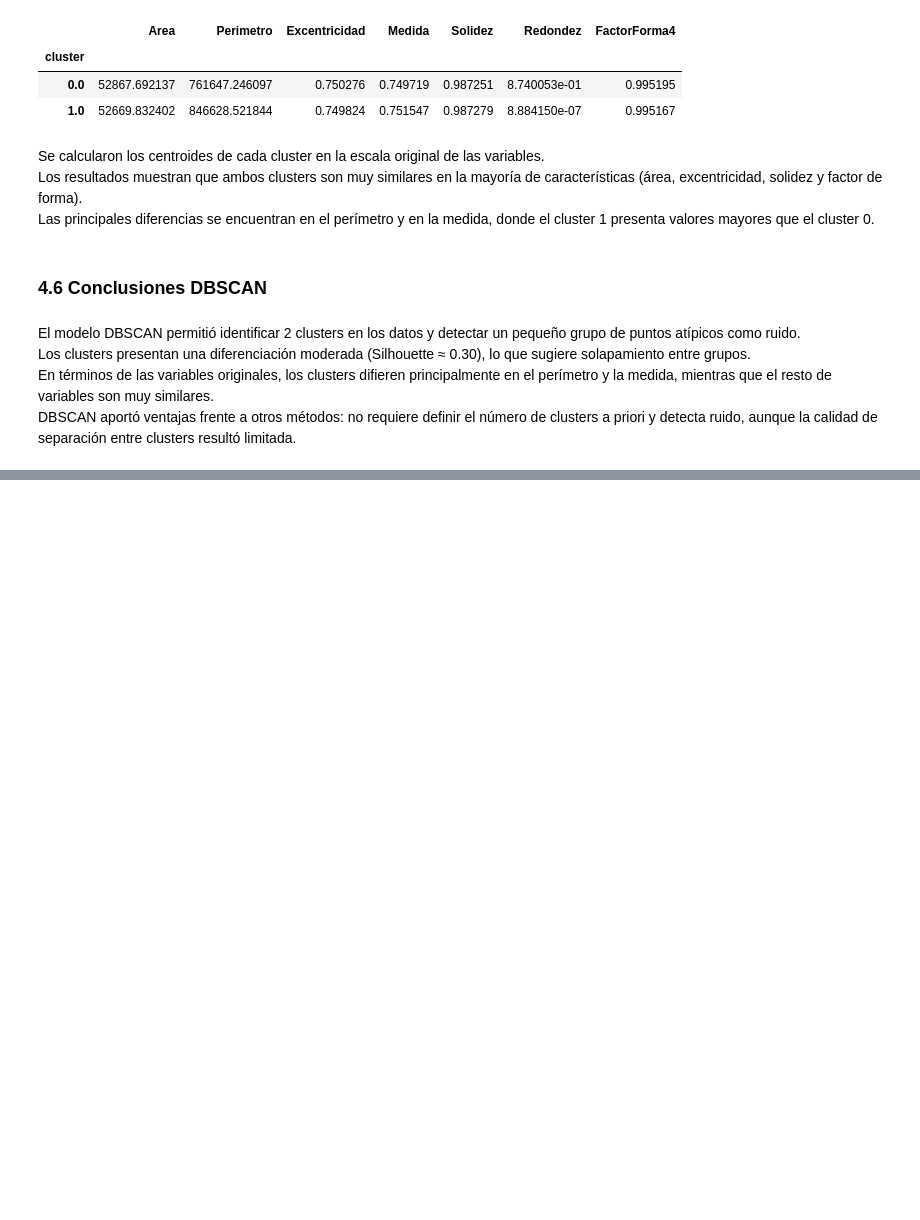
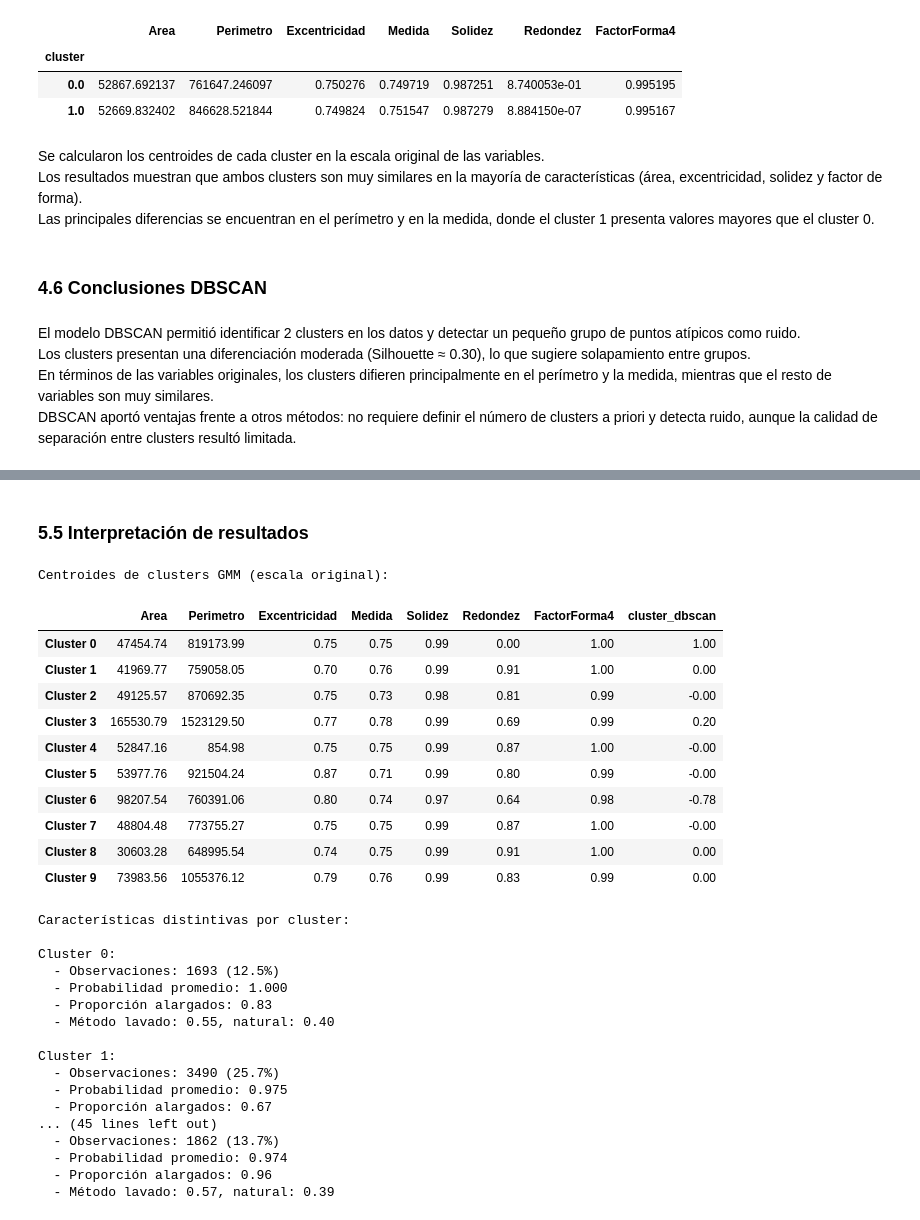
Before and after one commit to aneira3/Laboratorio2_BI, a Jupyter notebook: lab2.ipynb, the cells around one changed output, grey strips where cells are left out. Drawn from its saved outputs; the diff is of its cells as text; code cells hidden in the pictures; blank space fills up the shorter version.

```diff
--- a/lab2.ipynb
+++ b/lab2.ipynb
@@ -668,0 +830,73 @@ DBSCAN aportó ventajas frente a otros métodos: no requiere definir el número
+# %% [markdown]
+### 5.5 Interpretación de resultados
+# %%
+
+centroides_gmm = []
+for i in range(n_componentes_optimo):
+    mask_cluster = etiquetas_gmm == i
+    datos_cluster = datos_escalados[mask_cluster]
+
+    centroide_escalado = np.mean(datos_cluster, axis=0)
+
+    centroide_original = escalador.inverse_transform(centroide_escalado.reshape(1, -1))[0]
+    centroides_gmm.append(centroide_original)
+
+centroides_df_gmm = pd.DataFrame(
+    centroides_gmm,
+    columns=variables_numericas,
+    index=[f'Cluster {i}' for i in range(n_componentes_optimo)]
+)
+
+print("Centroides de clusters GMM (escala original):")
+display(centroides_df_gmm.round(2))
+
+
+print("\nCaracterísticas distintivas por cluster:")
+for i in range(n_componentes_optimo):
+    mask = etiquetas_gmm == i
+    n_observaciones = mask.sum()
+    prob_promedio = df.loc[mask, 'probabilidad_maxima'].mean()
+
+    print(f"\nCluster {i}:")
+    print(f"  - Observaciones: {n_observaciones} ({n_observaciones/len(df)*100:.1f}%)")
+    print(f"  - Probabilidad promedio: {prob_promedio:.3f}")
+
+    # Variables categóricas
+    if 'RelacionAspecto_alargado' in df.columns:
+        aspecto_alargado = df.loc[mask, 'RelacionAspecto_alargado'].mean()
+        print(f"  - Proporción alargados: {aspecto_alargado:.2f}")
+
+    if 'MétodoSecado_lavado' in df.columns:
+        metodo_lavado = df.loc[mask, 'MétodoSecado_lavado'].mean()
+        metodo_natural = df.loc[mask, 'MétodoSecado_natural'].mean()
+        print(f"  - Método lavado: {metodo_lavado:.2f}, natural: {metodo_natural:.2f}")
+# %% [output]
+Centroides de clusters GMM (escala original):
+|  | Area | Perimetro | Excentricidad | Medida | Solidez | Redondez | FactorForma4 | cluster_dbscan |
+| Cluster 0 | 47454.74 | 819173.99 | 0.75 | 0.75 | 0.99 | 0.00 | 1.00 | 1.00 |
+| Cluster 1 | 41969.77 | 759058.05 | 0.70 | 0.76 | 0.99 | 0.91 | 1.00 | 0.00 |
+| Cluster 2 | 49125.57 | 870692.35 | 0.75 | 0.73 | 0.98 | 0.81 | 0.99 | -0.00 |
+| Cluster 3 | 165530.79 | 1523129.50 | 0.77 | 0.78 | 0.99 | 0.69 | 0.99 | 0.20 |
+| Cluster 4 | 52847.16 | 854.98 | 0.75 | 0.75 | 0.99 | 0.87 | 1.00 | -0.00 |
+| Cluster 5 | 53977.76 | 921504.24 | 0.87 | 0.71 | 0.99 | 0.80 | 0.99 | -0.00 |
+| Cluster 6 | 98207.54 | 760391.06 | 0.80 | 0.74 | 0.97 | 0.64 | 0.98 | -0.78 |
+| Cluster 7 | 48804.48 | 773755.27 | 0.75 | 0.75 | 0.99 | 0.87 | 1.00 | -0.00 |
+| Cluster 8 | 30603.28 | 648995.54 | 0.74 | 0.75 | 0.99 | 0.91 | 1.00 | 0.00 |
+| Cluster 9 | 73983.56 | 1055376.12 | 0.79 | 0.76 | 0.99 | 0.83 | 0.99 | 0.00 |
+Características distintivas por cluster:
+
+Cluster 0:
+  - Observaciones: 1693 (12.5%)
+  - Probabilidad promedio: 1.000
+  - Proporción alargados: 0.83
+  - Método lavado: 0.55, natural: 0.40
+
+Cluster 1:
+  - Observaciones: 3490 (25.7%)
+  - Probabilidad promedio: 0.975
+  - Proporción alargados: 0.67
+... (45 lines left out)
+  - Observaciones: 1862 (13.7%)
+  - Probabilidad promedio: 0.974
+  - Proporción alargados: 0.96
+  - Método lavado: 0.57, natural: 0.39
```
Also changed, not shown: parts of 19 cells of this notebook.
